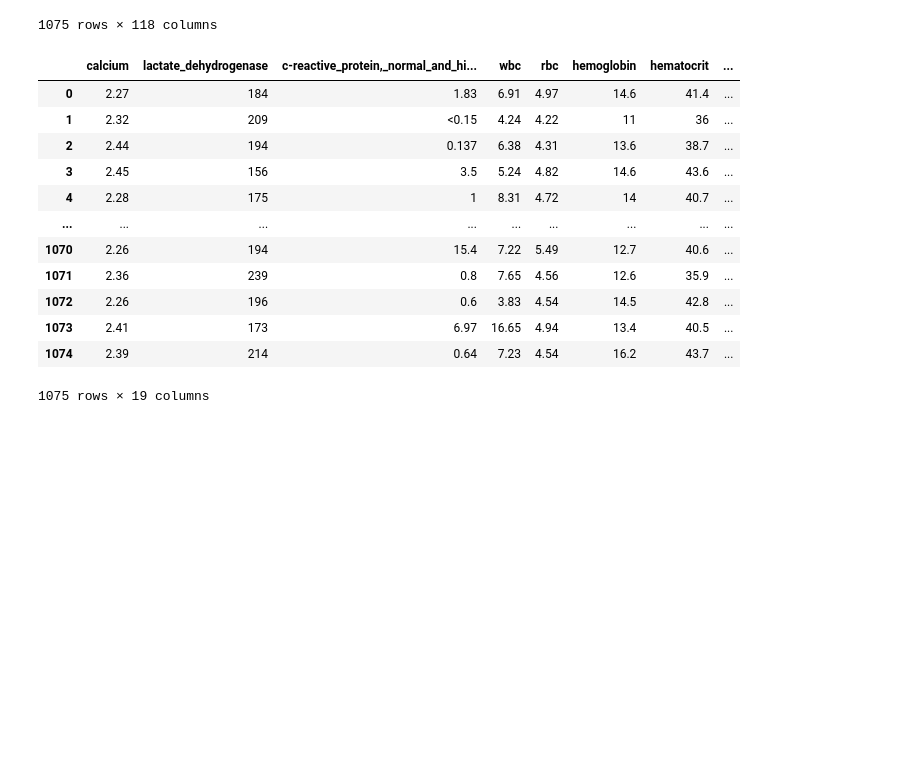
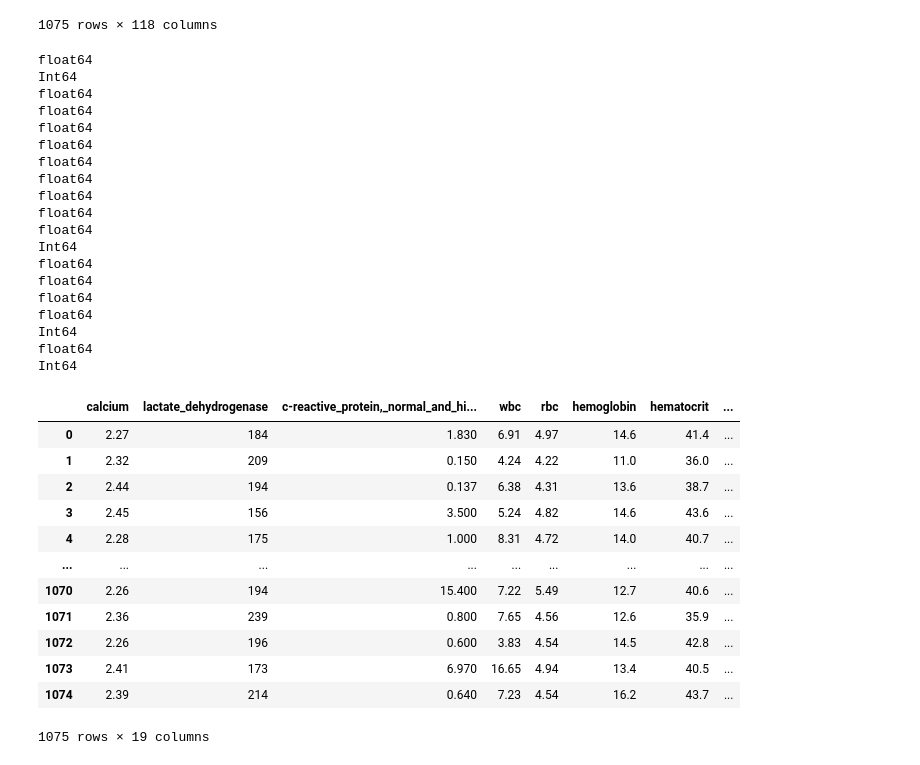
Before and after one commit to CrawTheOne/mirror_-fhnw_ds_fs2021_medical_challenge, a Jupyter notebook: preprocessing/preprocessing_Alexandre.ipynb, the cells around one changed output. Drawn from its saved outputs; the diff is of its cells as text; code cells hidden in the pictures; blank space fills up the shorter version.

Commit message:
finished numerical cleanup

```diff
--- a/preprocessing/preprocessing_Alexandre.ipynb
+++ b/preprocessing/preprocessing_Alexandre.ipynb
@@ -62,20 +64,3 @@ rheumatoid_factor has unwanted dtype, keeping for transformation
 | 1073 | 1074 | Female | Asian | Posterior | WDS | NaN | ampiginous-like chorioretinopathy | WDS | WDS | ... |
 | 1074 | 1075 | Male | White | Posterior | Nonneoplastic masquerade | NaN | AIR (+ anti-retinal antibodies) | Nonneoplastic masquerade | NaN | ... |
 1075 rows × 118 columns
-# %%
-problem_df
-#function that iterates trough columns given by previous function to coerce values that aren't numerical in nature to something else (0, , NaN, NA, 99)
-# %% [output]
-|  | calcium | lactate_dehydrogenase | c-reactive_protein,_normal_and_hi... | wbc | rbc | hemoglobin | hematocrit | ... |
-| 0 | 2.27 | 184 | 1.83 | 6.91 | 4.97 | 14.6 | 41.4 | ... |
-| 1 | 2.32 | 209 | <0.15 | 4.24 | 4.22 | 11 | 36 | ... |
-| 2 | 2.44 | 194 | 0.137 | 6.38 | 4.31 | 13.6 | 38.7 | ... |
-| 3 | 2.45 | 156 | 3.5 | 5.24 | 4.82 | 14.6 | 43.6 | ... |
-| 4 | 2.28 | 175 | 1 | 8.31 | 4.72 | 14 | 40.7 | ... |
-| ... | ... | ... | ... | ... | ... | ... | ... | ... |
-| 1070 | 2.26 | 194 | 15.4 | 7.22 | 5.49 | 12.7 | 40.6 | ... |
-| 1071 | 2.36 | 239 | 0.8 | 7.65 | 4.56 | 12.6 | 35.9 | ... |
-| 1072 | 2.26 | 196 | 0.6 | 3.83 | 4.54 | 14.5 | 42.8 | ... |
-| 1073 | 2.41 | 173 | 6.97 | 16.65 | 4.94 | 13.4 | 40.5 | ... |
-| 1074 | 2.39 | 214 | 0.64 | 7.23 | 4.54 | 16.2 | 43.7 | ... |
-1075 rows × 19 columns
@@ -81,0 +69,47 @@ problem_df
+# %%
+def iter_columns_extract_num(df):
+    for c in problem_df.columns:
+        #print(c)
+        df = pipe.extract_num(df, str(c))
+        #print(problem_df.columns.dtype)
+        df = df.convert_dtypes()
+        print(df[c].dtypes)
+
+    return df
+
+corrected_df = iter_columns_extract_num(problem_df)
+
+corrected_df
+# %% [output]
+float64
+Int64
+float64
+float64
+float64
+float64
+float64
+float64
+float64
+float64
+float64
+Int64
+float64
+float64
+float64
+float64
+Int64
+float64
+Int64
+|  | calcium | lactate_dehydrogenase | c-reactive_protein,_normal_and_hi... | wbc | rbc | hemoglobin | hematocrit | ... |
+| 0 | 2.27 | 184 | 1.830 | 6.91 | 4.97 | 14.6 | 41.4 | ... |
+| 1 | 2.32 | 209 | 0.150 | 4.24 | 4.22 | 11.0 | 36.0 | ... |
+| 2 | 2.44 | 194 | 0.137 | 6.38 | 4.31 | 13.6 | 38.7 | ... |
+| 3 | 2.45 | 156 | 3.500 | 5.24 | 4.82 | 14.6 | 43.6 | ... |
+| 4 | 2.28 | 175 | 1.000 | 8.31 | 4.72 | 14.0 | 40.7 | ... |
+| ... | ... | ... | ... | ... | ... | ... | ... | ... |
+| 1070 | 2.26 | 194 | 15.400 | 7.22 | 5.49 | 12.7 | 40.6 | ... |
+| 1071 | 2.36 | 239 | 0.800 | 7.65 | 4.56 | 12.6 | 35.9 | ... |
+| 1072 | 2.26 | 196 | 0.600 | 3.83 | 4.54 | 14.5 | 42.8 | ... |
+| 1073 | 2.41 | 173 | 6.970 | 16.65 | 4.94 | 13.4 | 40.5 | ... |
+| 1074 | 2.39 | 214 | 0.640 | 7.23 | 4.54 | 16.2 | 43.7 | ... |
+1075 rows × 19 columns
```
Also changed, not shown: parts of 3 cells of this notebook, 2 other files.
